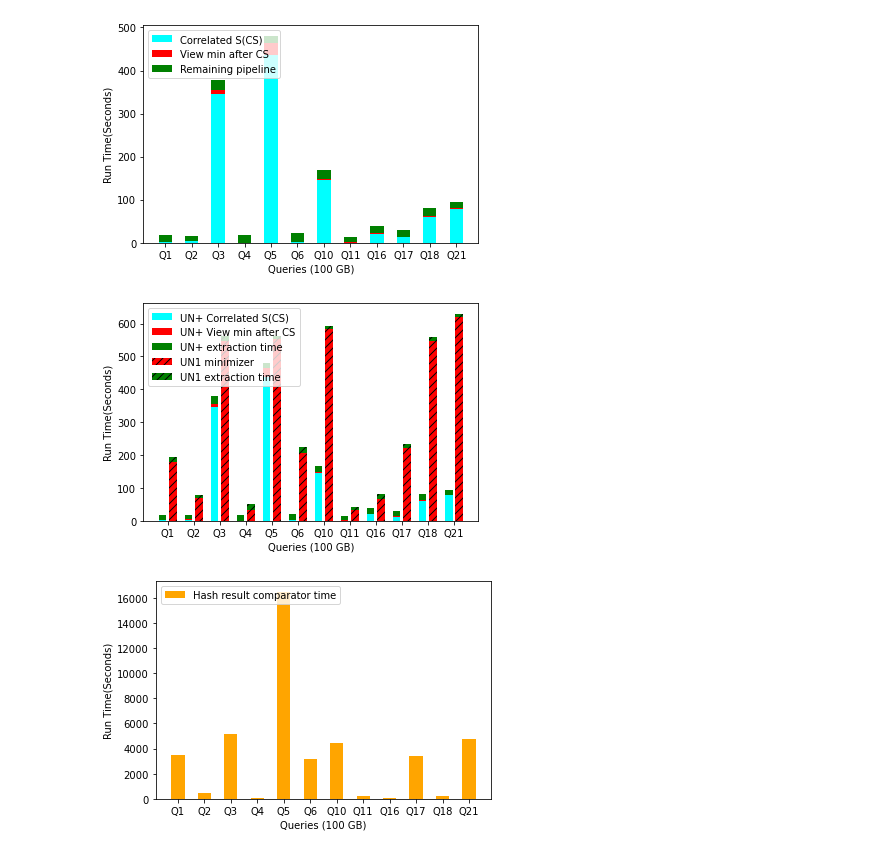
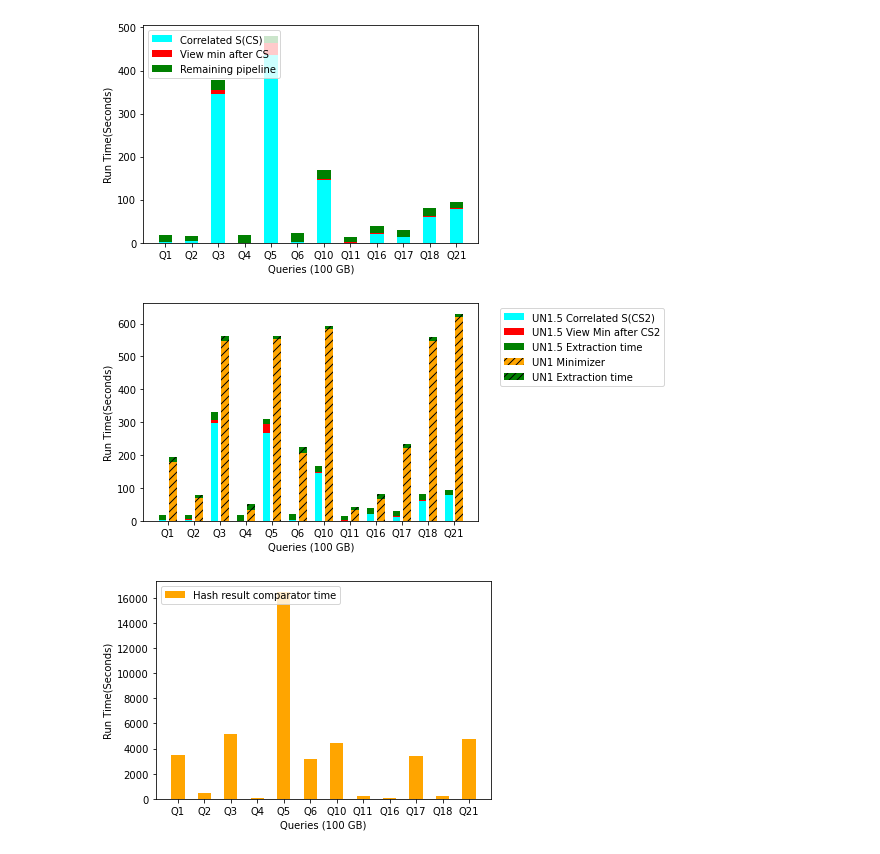
Before and after one commit to snehawadekar/unmasque2, a Jupyter notebook: grapg.ipynb, the cells around one changed output. Drawn from its saved outputs; the diff is of its cells as text; code cells hidden in the pictures.

```diff
--- a/grapg.ipynb
+++ b/grapg.ipynb
@@ -105,9 +105,9 @@ y1 = np.array([
         1.7436537742614746 , #1
         # 70,
         3.0539631843566895 , #2
-        345.5729672908783 , #3
+        296.5729672908783 , #3
         0.20127487182617188 , #4
-        436.4518024921417 , #5
+        266.4518024921417 , #5
         1.9721136093139648 , #6
         145.95034670829773 , #10
         0.6117873191833496 , #11
@@ -164,36 +164,36 @@ y4 =np.array([
         620   #21**
       ])
 
 y5 =np.array([
         194.8210940361023 - 179.3 , #1
         77.15006732940674 - 69.6 , #2
          722.28 -  708.0 , #3
          50.90 - 33.7  , #4
          562.05 -  553.5   , #5
          223.23 - 206.4 , #6
          592.378 - 582.2 , #10
          43.38- 32.4  , #11
         80.23  - 67.4 , #16
         234.44 - 221.2 , #17
         50.50 -  37.5, #18
         715.23 - 705.4   #21
       ])
 
 width = 0.3
 
 # plot data in grouped manner of bar type
 plt.bar(x - 0.2, y1, width, color='cyan')
 plt.bar(x - 0.2, y2, width, bottom = y1, color='red')
 plt.bar(x - 0.2, y3, width, bottom = y1 + y2, color='green')
-plt.bar(x + 0.2, y4, width, color='red', hatch = "///")
+plt.bar(x + 0.2, y4, width, color='orange', hatch = "///")
 plt.bar(x + 0.2, y5, width, bottom =y4, color='green', hatch = "///")
 plt.xticks(x, ['Q1', 'Q2', 'Q3', 'Q4', 'Q5', 'Q6', 'Q10', 'Q11', 'Q16' , 'Q17', 'Q18', 'Q21'])
 plt.xlabel("Queries (100 GB)")
 plt.ylabel("Run Time(Seconds)")
-plt.legend(["UN+ Correlated S(CS)", "UN+ View min after CS", "UN+ extraction time", "UN1 minimizer", "UN1 extraction time"],  loc="upper left")
+plt.legend(["UN1.5 Correlated S(CS2)", "UN1.5 View Min after CS2", "UN1.5 Extraction time", "UN1 Minimizer", "UN1 Extraction time"],bbox_to_anchor=(1.05, 1.0) ,  loc="upper left")
 plt.show()
 # %% [output]
-[figure, old version]
+[figure, new version]
 # %%
 
 import matplotlib.pyplot as plt
```
Also changed, not shown: parts of 2 cells of this notebook, 7 other files.
